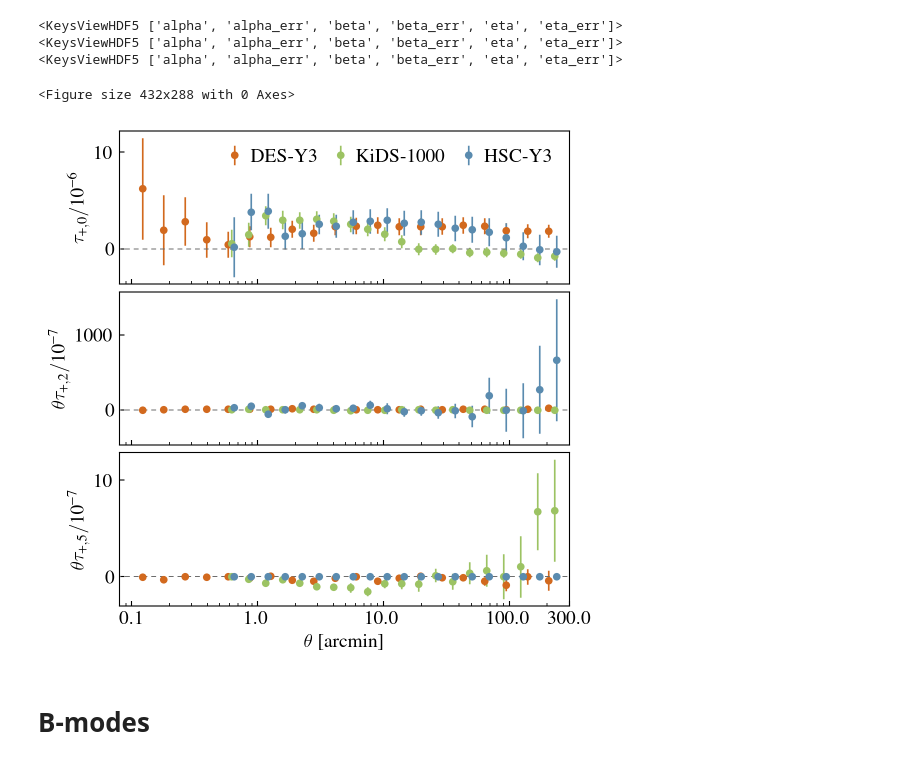
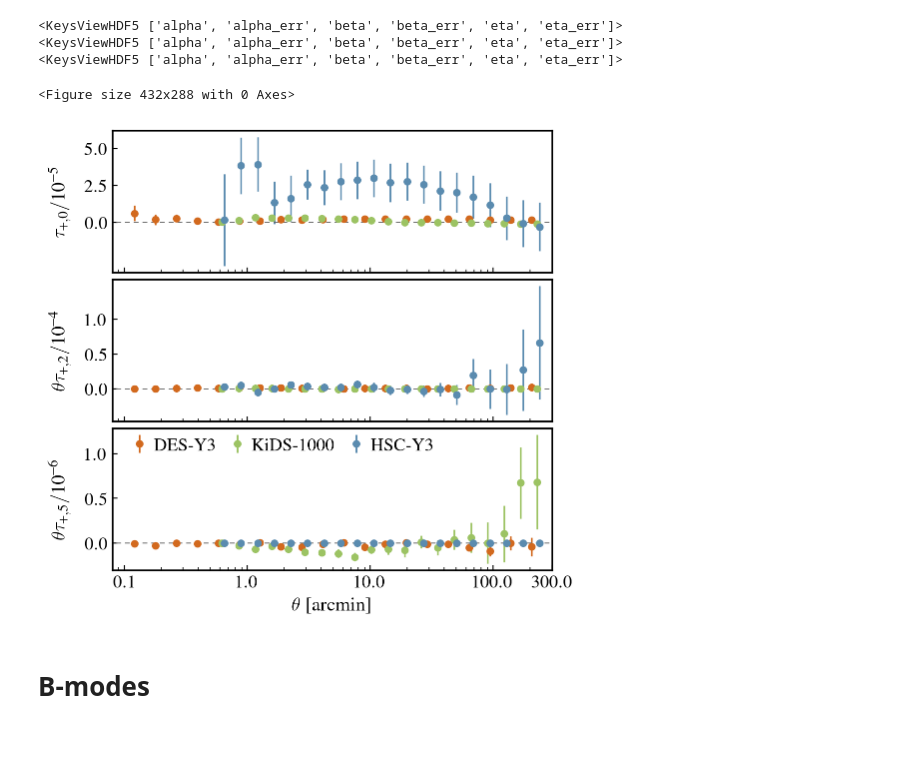
Before and after one commit to LSSTDESC/nulltests_txpipe, a Jupyter notebook: paper_plots.ipynb, the cells around one changed output. Cells and saved outputs as stored; diff of their text form; code cells hidden in the pictures.

```diff
--- a/paper_plots.ipynb
+++ b/paper_plots.ipynb
@@ -129,61 +129,70 @@ with h5py.File("/global/cfs/cdirs/lsst/groups/WL/users/yomori/repo/nulltests_txp
 <KeysViewHDF5 ['alpha', 'alpha_err', 'beta', 'beta_err', 'eta', 'eta_err']>
 # %%
 %matplotlib inline
-matplotlib.rcParams.update({'font.size': 14})
+matplotlib.rcParams.update({'font.size': 13})
 
 # CHECK COVARIANCE INDICES AGAIN
 
 plt.clf()
-fig = plt.figure(figsize=(4.5,5),dpi=100)
+fig = plt.figure(figsize=(5.5,5),dpi=100)
 
-gs  = gridspec.GridSpec(3, 1, top=0.95, right=1.00, left=0.00, bottom=0.00,hspace=0.05,wspace=0.15)
+gs  = gridspec.GridSpec(3, 1, top=0.98, right=0.96, left=0.16, bottom=0.1,hspace=0.05,wspace=0.15)
+
 ax0 = plt.subplot(gs[0])
-ax0.set_ylabel(r'$\tau_{+,0}/10^{-6}$')
-ax0.errorbar(10**(np.log10(des['tht'])+0.00) ,des['tau0']/1e-6     ,yerr=(np.diag(des['cov'])**0.5)[:20]/1e-6     ,marker='o',ls='None',ms=4.5,elinewidth=1.2,color=descol,label='DES-Y3')
-ax0.errorbar(10**(np.log10(kids['tht'])+0.02),kids['tau0']/1e-6    ,yerr=(np.diag(kids['cov'])**0.5)[:20]/1e-6    ,marker='o',ls='None',ms=4.5,elinewidth=1.2,color=kidscol,label='KiDS-1000')
-ax0.errorbar(10**(np.log10(hsc['tht'])+0.04) ,hsc['tau0']/1e-6 *0.1,yerr=(np.diag(hsc['cov'])**0.5)[:20]/1e-6*0.1 ,marker='o',ls='None',ms=4.5,elinewidth=1.2,color=hsccol,label='HSC-Y3')
+ax0.set_ylabel(r'$\tau_{+,0}/10^{-5}$',size=14,labelpad=10)
+ax0.errorbar(10**(np.log10(des['tht'])+0.00) ,des['tau0']/1e-5   ,yerr=(np.diag(des['cov'])**0.5)[:20]/1e-5     ,marker='o',ls='None',ms=4.5,elinewidth=1.2,color=descol)
+ax0.errorbar(10**(np.log10(kids['tht'])+0.02),kids['tau0']/1e-5  ,yerr=(np.diag(kids['cov'])**0.5)[:20]/1e-5    ,marker='o',ls='None',ms=4.5,elinewidth=1.2,color=kidscol)
+ax0.errorbar(10**(np.log10(hsc['tht'])+0.04) ,hsc['tau0']/1e-5   ,yerr=(np.diag(hsc['cov'])**0.5)[:20]/1e-5 ,marker='o',ls='None',ms=4.5,elinewidth=1.2,color=hsccol)
 
 ax0.semilogx(np.arange(300),np.zeros(300),color='dimgray',ls='--',lw=0.7,dashes=(5,4))
 ax0.tick_params(axis="both",which='both',direction="in")
 plt.setp(ax0.get_xticklabels(), visible=False)
 #ax0.tick_params(axis="x",direction="in")
 ax0.set_xlim(0.08,300)
-ax0.legend(frameon=False,labelspacing=0.05,ncol=3,handletextpad=-0.2,columnspacing=0.2)
+ax0.set_yticks([0.0,2.5,5.0])
 
 ax1 = plt.subplot(gs[1])
 
-ax1.set_ylabel(r'$\theta\tau_{+,2}/10^{-7}$')
-ax1.errorbar(10**(np.log10(des['tht'])+0.00) ,des['tht']*des['tau2']/1e-7  ,yerr=des['tht']*(np.diag(des['cov'])**0.5)[40:60]/1e-7  ,marker='o',ls='None',ms=4.5,elinewidth=1.2,color=descol)
-ax1.errorbar(10**(np.log10(kids['tht'])+0.02),kids['tht']*kids['tau2']/1e-7,yerr=kids['tht']*(np.diag(kids['cov'])**0.5)[20:40]/1e-7,marker='o',ls='None',ms=4.5,elinewidth=1.2,color=kidscol)
-ax1.errorbar(10**(np.log10(hsc['tht'])+0.04) ,hsc['tht']*hsc['tau2']/1e-7  ,yerr=hsc['tht']*(np.diag(hsc['cov'])**0.5)[20:40]/1e-7  ,marker='o',ls='None',ms=4.5,elinewidth=1.2,color=hsccol)
+ax1.set_ylabel(r'$\theta\tau_{+,2}/10^{-4}$',size=14,labelpad=10)
+ax1.errorbar(10**(np.log10(des['tht'])+0.00) ,des['tht']*des['tau2']/1e-4  ,yerr=des['tht']*(np.diag(des['cov'])**0.5)[40:60]/1e-4  ,marker='o',ls='None',ms=4.5,elinewidth=1.2,color=descol)
+ax1.errorbar(10**(np.log10(kids['tht'])+0.02),kids['tht']*kids['tau2']/1e-4,yerr=kids['tht']*(np.diag(kids['cov'])**0.5)[20:40]/1e-4,marker='o',ls='None',ms=4.5,elinewidth=1.2,color=kidscol)
+ax1.errorbar(10**(np.log10(hsc['tht'])+0.04) ,hsc['tht']*hsc['tau2']/1e-4  ,yerr=hsc['tht']*(np.diag(hsc['cov'])**0.5)[20:40]/1e-4  ,marker='o',ls='None',ms=4.5,elinewidth=1.2,color=hsccol)
 
 ax1.semilogx(np.arange(300),np.zeros(300),color='dimgray',ls='--',lw=0.7,dashes=(5,4))
 ax1.tick_params(axis="both",which='both',direction="in")
 plt.setp(ax1.get_xticklabels(), visible=False)
 ax1.set_xlim(0.08,300)
-
+ax1.set_yticks([0.0,0.5,1.0])
 
 ax2 = plt.subplot(gs[2])
-ax2.set_ylabel(r'$\theta\tau_{+,5}/10^{-7}$')
-ax2.errorbar(10**(np.log10(des['tht'])+0.00) ,des['tht']*des['tau5']/1e-7      ,yerr=des['tht']*(np.diag(des['cov'])**0.5)[80:100]/1e-7     ,marker='o',ls='None',ms=4.5,elinewidth=1.2,color=descol)
-ax2.errorbar(10**(np.log10(kids['tht'])+0.02),kids['tht']*kids['tau5']/1e-7,yerr=kids['tht']*(np.diag(kids['cov'])**0.5)[40:60]/1e-7,marker='o',ls='None',ms=4.5,elinewidth=1.2,color=kidscol)
-ax2.errorbar(10**(np.log10(hsc['tht'])+0.04) ,hsc['tht']*hsc['tau5']/1e-7      ,yerr=hsc['tht']*(np.diag(hsc['cov'])**0.5)[40:60]/1e-7*100.0      ,marker='o',ls='None',ms=4.5,elinewidth=1.2,color=hsccol)
+ax2.set_ylabel(r'$\theta\tau_{+,5}/10^{-6}$',size=14,labelpad=10)
+ax2.errorbar(10**(np.log10(des['tht'])+0.00) ,des['tht']*des['tau5']/1e-6      ,yerr=des['tht']*(np.diag(des['cov'])**0.5)[80:100]/1e-6     ,marker='o',ls='None',ms=4.5,elinewidth=1.2,color=descol,label='DES-Y3')
+ax2.errorbar(10**(np.log10(kids['tht'])+0.02),kids['tht']*kids['tau5']/1e-6,yerr=kids['tht']*(np.diag(kids['cov'])**0.5)[40:60]/1e-6,marker='o',ls='None',ms=4.5,elinewidth=1.2,color=kidscol,label='KiDS-1000')
+ax2.errorbar(10**(np.log10(hsc['tht'])+0.04) ,hsc['tht']*hsc['tau5']/1e-6      ,yerr=hsc['tht']*(np.diag(hsc['cov'])**0.5)[40:60]/1e-6      ,marker='o',ls='None',ms=4.5,elinewidth=1.2,color=hsccol,label='HSC-Y3')
 
 ax2.semilogx(np.arange(300),np.zeros(300),color='dimgray',ls='--',lw=0.7,dashes=(5,4))
 ax2.tick_params(axis="both",which='both',direction="in")
-ax2.set_xlabel(r'$\theta\ [{\rm arcmin}]$')
+ax2.set_xlabel(r'$\theta\ [{\rm arcmin}]$',size=14)
 ax2.set_xlim(0.08,300)
 
 ax2.get_xaxis().set_major_formatter(matplotlib.ticker.NullFormatter())
 ax2.get_xaxis().set_minor_formatter(matplotlib.ticker.NullFormatter())
 ax2.set_xticks([0.1,1,10,100,300])
-
+ax2.legend(frameon=False,labelspacing=0.05,ncol=3,handletextpad=-0.2,columnspacing=0.2,loc='upper left',borderpad=0)
+ax2.set_yticks([0.0,0.5,1.0])
 from matplotlib.ticker import ScalarFormatter
 for axis in [ax2.xaxis]:
     axis.set_major_formatter(ScalarFormatter())
+
+for axis in ['top','bottom','left','right']:
+    ax0.spines[axis].set_linewidth(1.2)
+    ax1.spines[axis].set_linewidth(1.2)
+    ax2.spines[axis].set_linewidth(1.2)
+
+plt.savefig('/global/cfs/cdirs/lsst/groups/WL/users/yomori/repo/nulltests_txpipe/plots/taustats.pdf',dpi=200)
 # %% [output]
 <Figure size 432x288 with 0 Axes>
-[figure, old version]
+[figure, new version]
 # %% [markdown]
 # B-modes
 # %%
```
Also changed, not shown: parts of 1 cell of this notebook.
